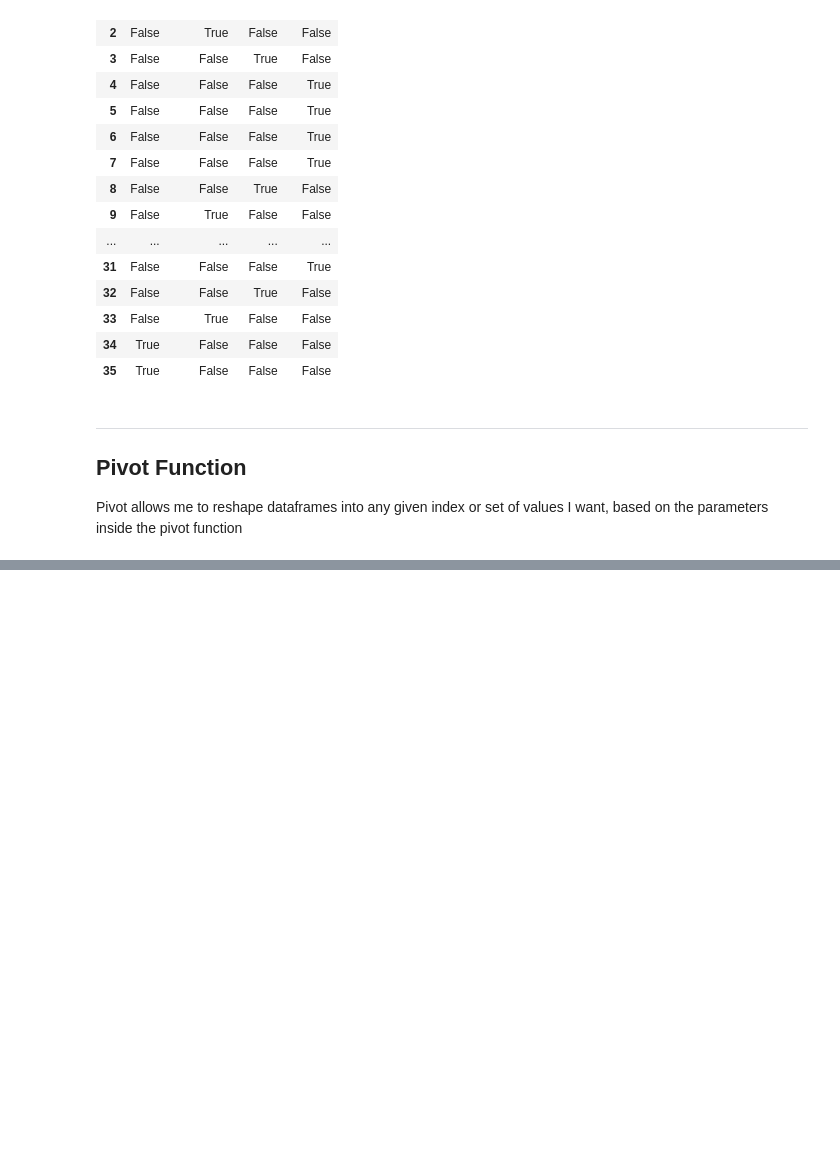
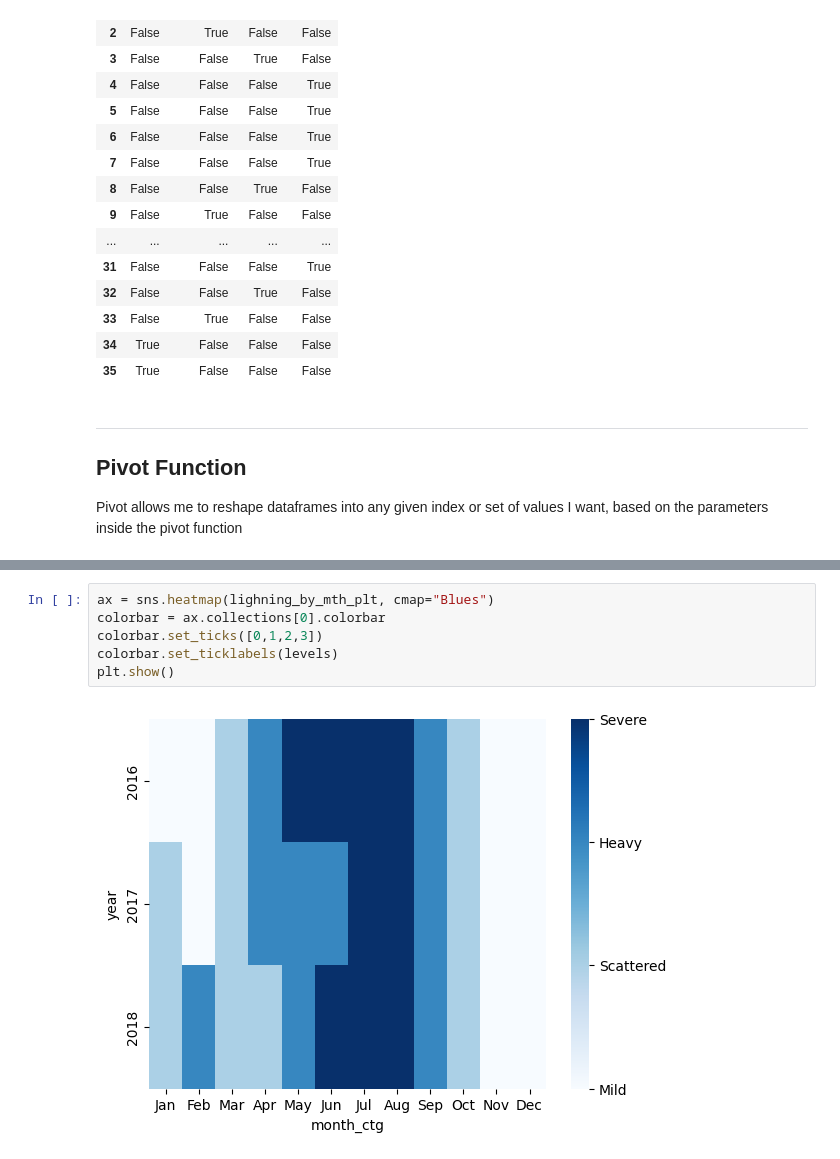
Before and after one commit to AfobCode/LearningPython, a Jupyter notebook: GoBeyondNumbers/eda_handling_categorical.ipynb, the cells around one changed output, grey strips where cells are left out. Saved outputs shown, nothing was run; the diff lists cells and outputs as text; blank space fills up the shorter version.

```diff
--- a/GoBeyondNumbers/eda_handling_categorical.ipynb
+++ b/GoBeyondNumbers/eda_handling_categorical.ipynb
@@ -208,0 +238,8 @@ lighning_by_mth_plt
+# %%
+ax = sns.heatmap(lighning_by_mth_plt, cmap="Blues")
+colorbar = ax.collections[0].colorbar
+colorbar.set_ticks([0,1,2,3])
+colorbar.set_ticklabels(levels)
+plt.show()
+# %% [output]
+[figure, added]
```
Also changed, not shown: parts of 4 cells of this notebook.
